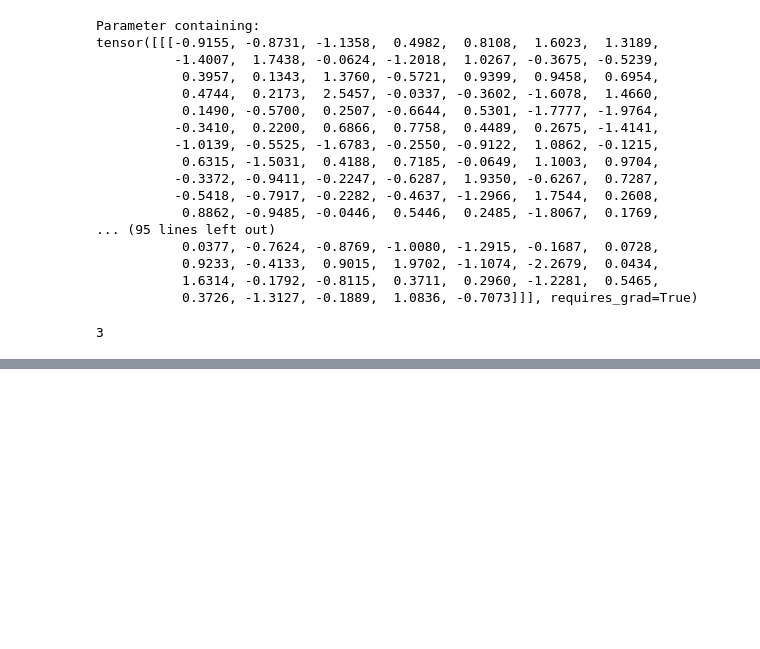
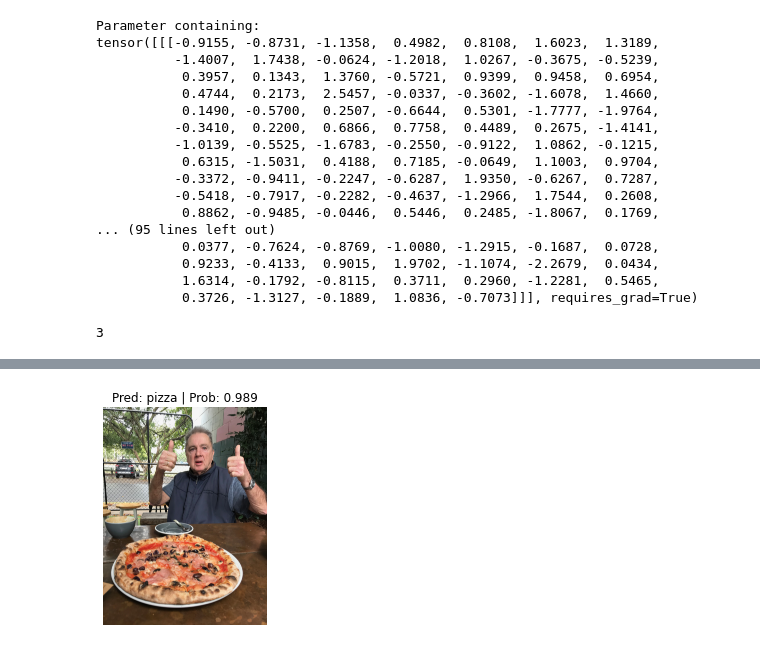
Before and after one commit to kevbuh/transformer, a Jupyter notebook: vit.ipynb, the cells around one changed output, grey strips where cells are left out. Drawn from its saved outputs; the diff is of its cells as text; code cells hidden in the pictures; blank space fills up the shorter version.

```diff
--- a/vit.ipynb
+++ b/vit.ipynb
@@ -401,0 +558,7 @@ len(class_names)
+# %%
+from helpers import download_data
+
+# Download pizza, steak, sushi images from GitHub
+image_path = download_data(source="https://github.com/mrdbourke/pytorch-deep-learning/raw/main/data/pizza_steak_sushi.zip",
+                           destination="pizza_steak_sushi")
+image_path
@@ -401,0 +568,5 @@ len(class_names)
+# %%
+# Setup train and test directory paths
+train_dir = image_path / "train"
+test_dir = image_path / "test"
+train_dir, test_dir
@@ -401,0 +629,25 @@ len(class_names)
+# %%
+import requests
+
+# Import function to make predictions on images and plot them
+from modulo.predictions import pred_and_plot_image
+
+# Setup custom image path
+custom_image_path = image_path / "04-pizza-dad.jpeg"
+
+# Download the image if it doesn't already exist
+if not custom_image_path.is_file():
+    with open(custom_image_path, "wb") as f:
+        # When downloading from GitHub, need to use the "raw" file link
+        request = requests.get(
+            "https://raw.githubusercontent.com/mrdbourke/pytorch-deep-learning/main/images/04-pizza-dad.jpeg")
+        print(f"Downloading {custom_image_path}...")
+        f.write(request.content)
+else:
+    print(f"{custom_image_path} already exists, skipping download.")
+
+# Predict on custom image
+pred_and_plot_image(model=pretrained_vit,
+                    image_path=custom_image_path,
+                    class_names=class_names)
+# %% [output]
@@ -401,0 +655 @@ len(class_names)
+[figure, added]
```
Also changed, not shown: parts of 27 cells of this notebook, 6 other files.
